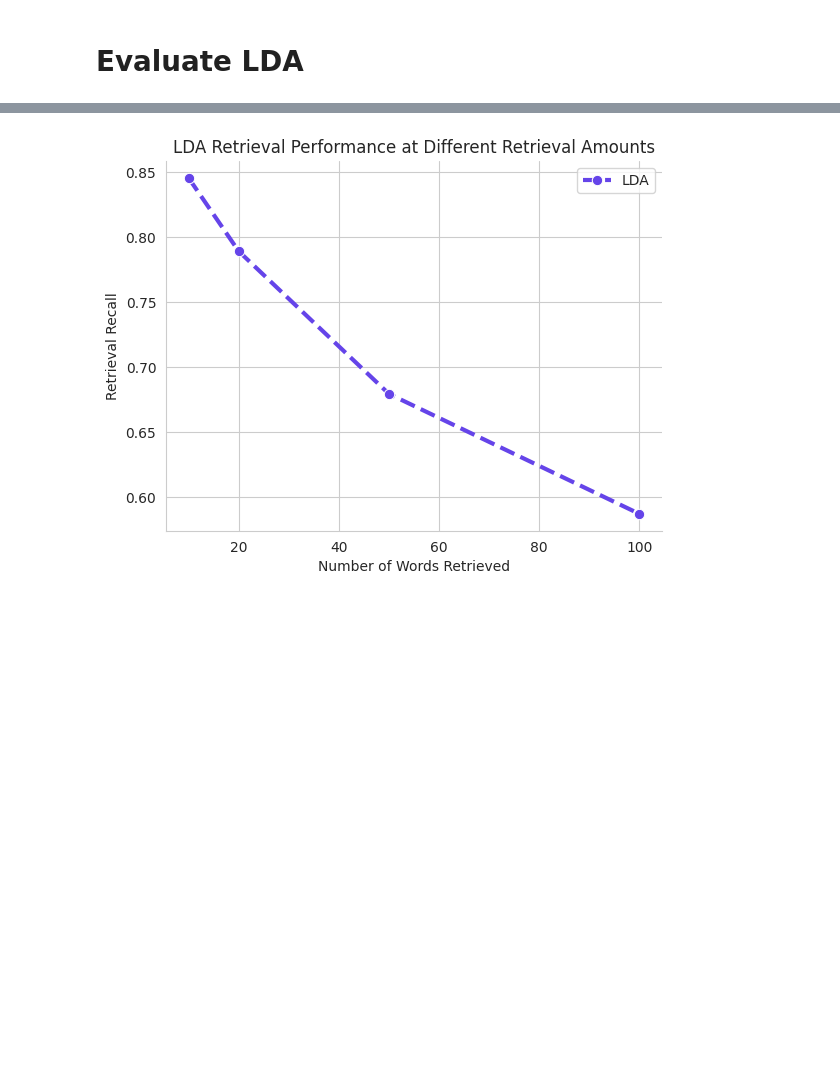
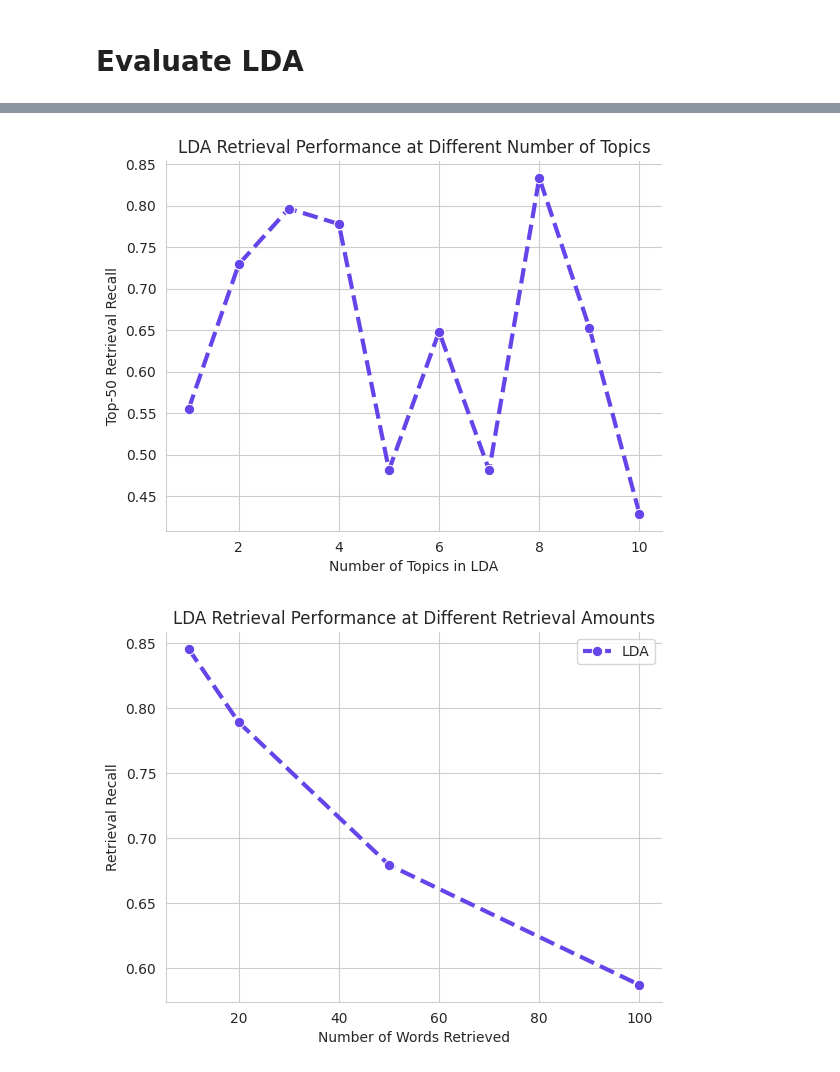
Before and after one commit to Casper-Guo/EECS-487-Project, a Jupyter notebook: experiment.ipynb, the cells around one changed output, grey strips where cells are left out. Drawn from its saved outputs; the diff is of its cells as text; code cells hidden in the pictures; blank space fills up the shorter version.

```diff
--- a/experiment.ipynb
+++ b/experiment.ipynb
@@ -74,0 +84,5 @@ for movie in movie_info:
+# %%
+for movie in movie_info:
+    print(movie)
+    print(len(movie_info[movie]['summary']))
+    print(len(movie_info[movie]['json']))
@@ -230,3 +286,21 @@ def lda_retrieve_top_x(captions: list[list[str]], x: int, num_topics: int = 10)
+# %%
+fig = plt.subplots()
+sns.lineplot(
+    x=list(range(1, 11)),
+    y=lda_tuning,
+    marker='o',
+    linestyle='--',
+    c="#6544e9",
+    lw=3,
+    ms=7.5
+)
+sns.despine()
+plt.xlabel("Number of Topics in LDA")
+plt.ylabel("Top-50 Retrieval Recall")
+plt.title("LDA Retrieval Performance at Different Number of Topics")
+plt.savefig("result_visualizations/lda_tuning_small.png", dpi=200)
+# %% [output]
+[figure, added]
 # %%
 for movie, info in movie_info.items():
     lda_performance = []
```
Also changed, not shown: parts of 15 cells of this notebook, 4 other files.
